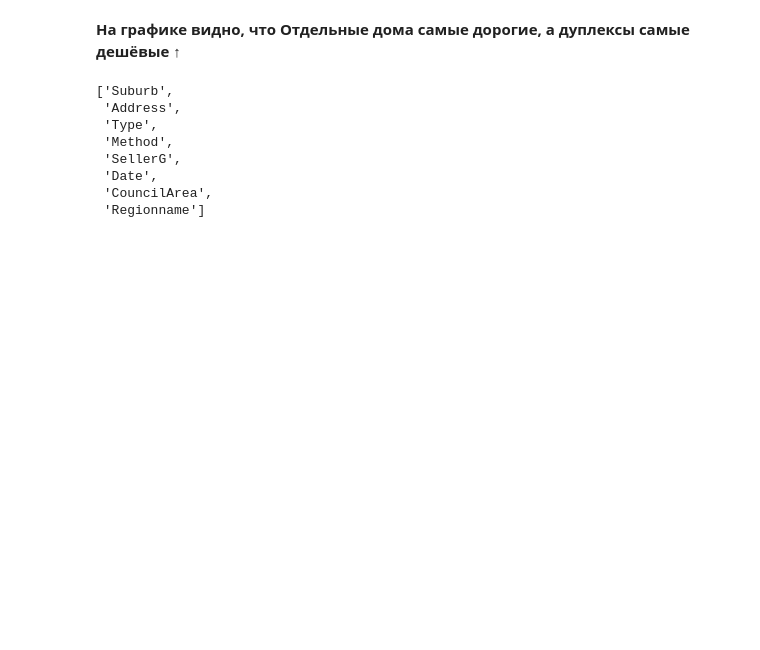
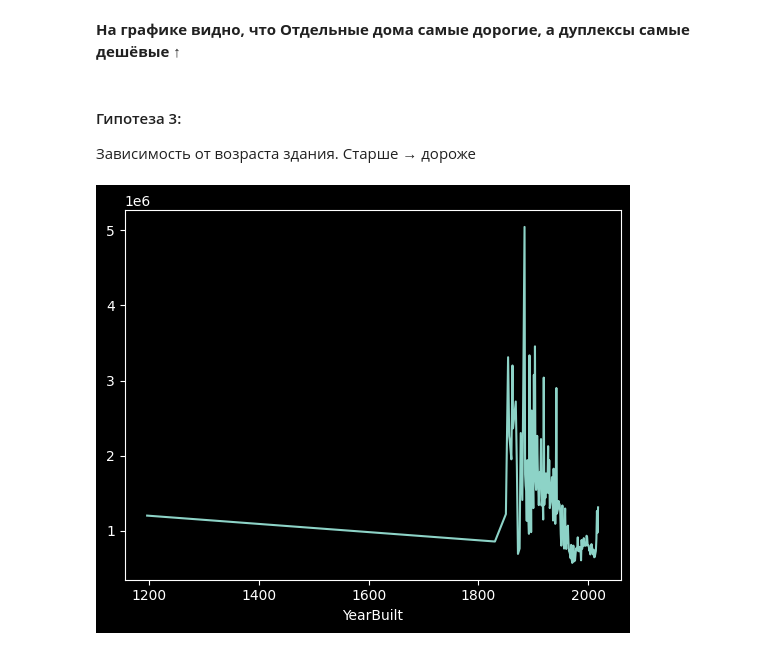
Before and after one commit to Zetis659/Data_Science_GM, a Jupyter notebook: Leopard_challenge_Regression/Leopard_challenge_Regression.ipynb, the cells around one changed output. Cells and saved outputs as stored; diff of their text form; code cells hidden in the pictures; blank space fills up the shorter version.

```diff
--- a/Leopard_challenge_Regression/Leopard_challenge_Regression.ipynb
+++ b/Leopard_challenge_Regression/Leopard_challenge_Regression.ipynb
@@ -485,13 +461,9 @@ train.groupby('Type').Price.median().plot();
 # %% [markdown]
 **На графике видно, что Отдельные дома самые дорогие, а дуплексы самые дешёвые ↑**
-# %%
-cat_features
-# %% [output]
-['Suburb',
- 'Address',
- 'Type',
- 'Method',
- 'SellerG',
- 'Date',
- 'CouncilArea',
- 'Regionname']
+# %% [markdown]
+#### Гипотеза 3:
+Зависимость от возраста здания. Старше → дороже
+# %%
+train.groupby('YearBuilt').Price.median().plot();
+# %% [output]
+[figure, added]
```
Also changed, not shown: parts of 114 cells of this notebook.
